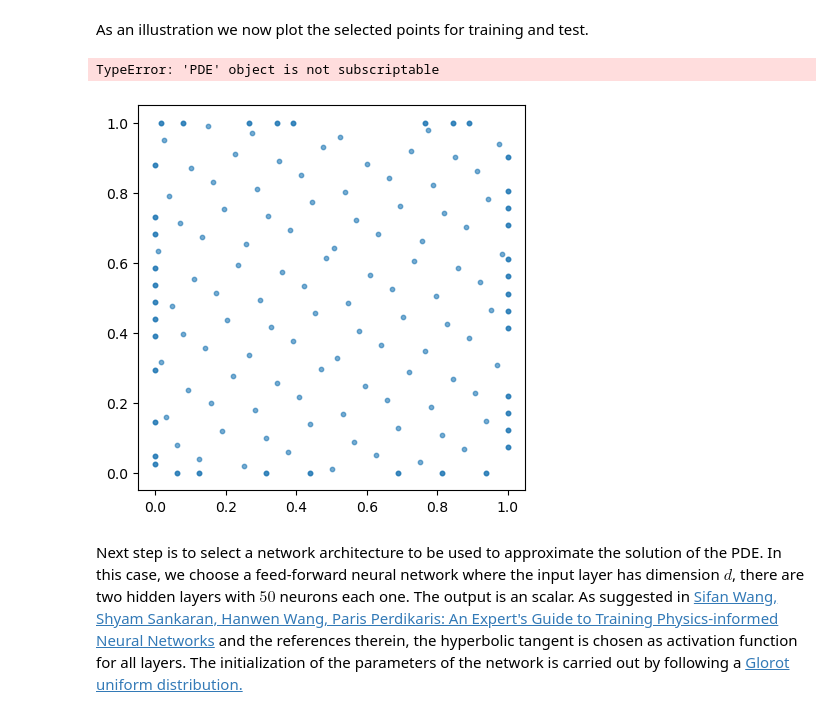
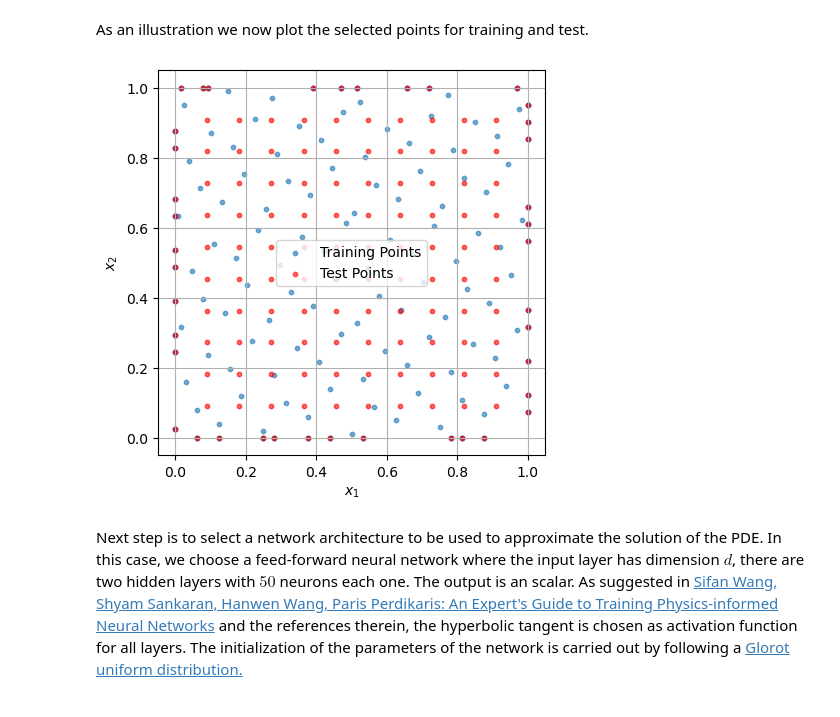
Before and after one commit to fperiago/pinn_deeponet_for_beginners, a Jupyter notebook: pinn_course/src/poisson.ipynb, the cells around one changed output. Cells and saved outputs as stored; diff of their text form; code cells hidden in the pictures.

```diff
--- a/pinn_course/src/poisson.ipynb
+++ b/pinn_course/src/poisson.ipynb
@@ -59,28 +67,27 @@ data = dde.data.PDE(geom, pde, bc, num_domain=100, num_boundary=40, num_test=100
 As an illustration we now plot the selected points for training and test.
 # %%
 train_points = data.train_x  # Training points
-test_points = data#.test_x    # Test points ###
+test_points = data.test_x    # Test points ###
 
 plt.figure(figsize=(5, 5))
 plt.scatter(train_points[:, 0], train_points[:, 1], s=10, label='Training Points', alpha=0.6)
 plt.scatter(test_points[:, 0], test_points[:, 1], s=10, label='Test Points', alpha=0.6, color='red')
 plt.xlabel(r'$x_1$')
 plt.ylabel(r'$x_2$')
 plt.legend()
 plt.grid(True)
 plt.show()
 
 # if d=3 you may plot training and test points as follows:
 #fig = plt.figure()
 #ax = fig.add_subplot(111, projection='3d')
 #ax.scatter(train_points[:, 0], train_points[:, 1], train_points[:, 2], s=10, label='Training Points', alpha=0.6)
 #ax.scatter(test_points[:, 0], test_points[:, 1], test_points[:, 2], s=10, label='Test Points', alpha=0.6, color='red')
 #plt.legend()
 #plt.grid(True)
 #plt.show()
 # %% [output]
-TypeError: 'PDE' object is not subscriptable
-[figure, old version]
+[figure, new version]
 # %% [markdown]
 Next step is to select a network architecture to be used to approximate the solution of the PDE. In this case, we choose a feed-forward neural network where the input layer has dimension $d$, there are two hidden layers with $50$ neurons each one. The output is an scalar. As suggested in [Sifan Wang, Shyam Sankaran, Hanwen Wang, Paris Perdikaris: An Expert's Guide to Training Physics-informed Neural Networks](https://arxiv.org/abs/2308.08468) and the references therein, the hyperbolic tangent is chosen as activation function for all layers. The initialization of the parameters of the network is carried out by following a [Glorot uniform distribution.](https://proceedings.mlr.press/v9/glorot10a/glorot10a.pdf)
 # %%
```
Also changed, not shown: parts of 4 cells of this notebook, 8 other files.
